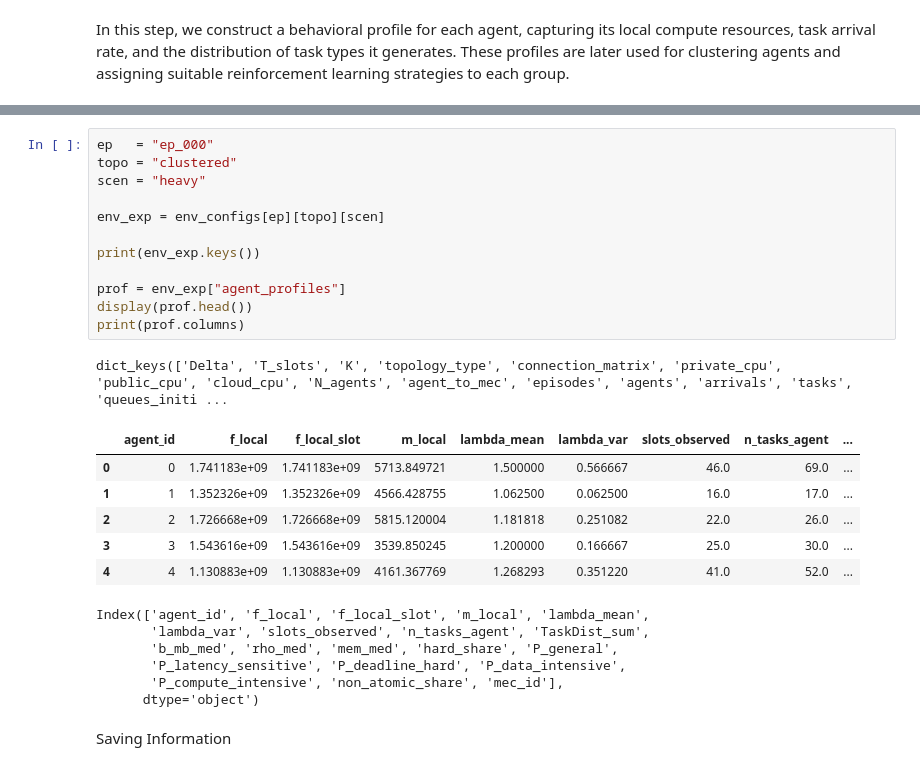
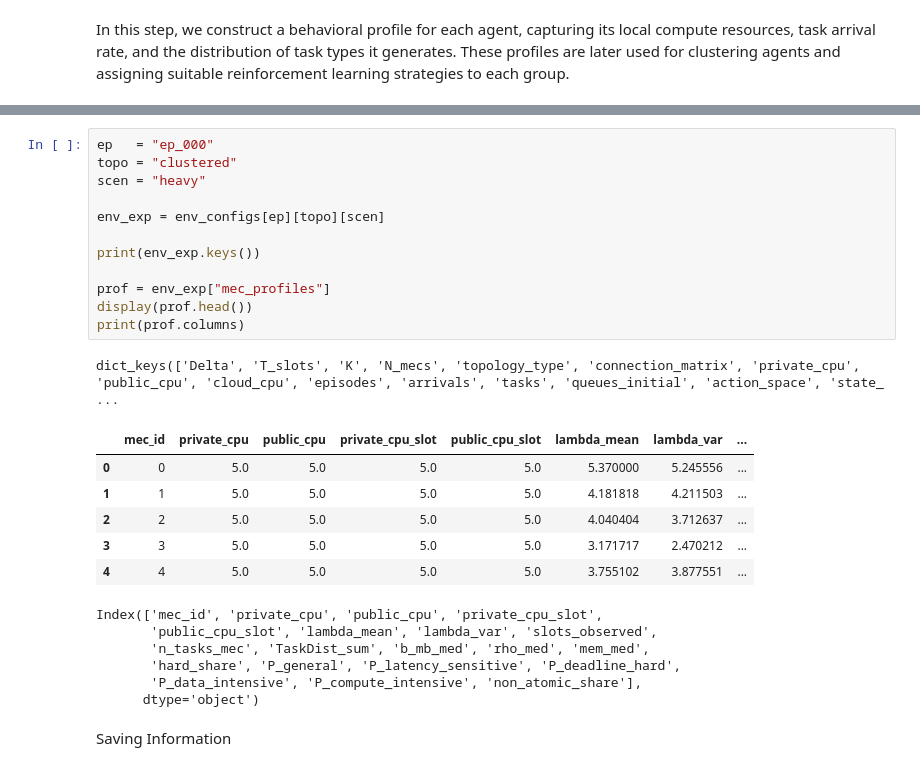
Before and after one commit to niusha-yaghini/Clustering-based-MARL-Offloading-in-Edge-Computing, a Jupyter notebook: Algorithm/Algorithm.ipynb, the cells around one changed output, grey strips where cells are left out. Saved outputs shown, nothing was run; the diff lists cells and outputs as text.

```diff
--- a/Algorithm/Algorithm.ipynb
+++ b/Algorithm/Algorithm.ipynb
@@ -3083,28 +3111,28 @@ display(env_configs["ep_000"]["clustered"]["heavy"]["agent_profiles"].head(25))
 # %%
 ep   = "ep_000"
 topo = "clustered"
 scen = "heavy"
 
 env_exp = env_configs[ep][topo][scen]
 
 print(env_exp.keys())
 
-prof = env_exp["agent_profiles"]
+prof = env_exp["mec_profiles"]
 display(prof.head())
 print(prof.columns)
 # %% [output]
-dict_keys(['Delta', 'T_slots', 'K', 'topology_type', 'connection_matrix', 'private_cpu', 'public_cpu', 'cloud_cpu', 'N_agents', 'agent_to_mec', 'episodes', 'agents', 'arrivals', 'tasks', 'queues_initi ...
+dict_keys(['Delta', 'T_slots', 'K', 'N_mecs', 'topology_type', 'connection_matrix', 'private_cpu', 'public_cpu', 'cloud_cpu', 'episodes', 'arrivals', 'tasks', 'queues_initial', 'action_space', 'state_ ...
-|  | agent_id | f_local | f_local_slot | m_local | lambda_mean | lambda_var | slots_observed | n_tasks_agent | ... |
-| 0 | 0 | 1.741183e+09 | 1.741183e+09 | 5713.849721 | 1.500000 | 0.566667 | 46.0 | 69.0 | ... |
-| 1 | 1 | 1.352326e+09 | 1.352326e+09 | 4566.428755 | 1.062500 | 0.062500 | 16.0 | 17.0 | ... |
-| 2 | 2 | 1.726668e+09 | 1.726668e+09 | 5815.120004 | 1.181818 | 0.251082 | 22.0 | 26.0 | ... |
-| 3 | 3 | 1.543616e+09 | 1.543616e+09 | 3539.850245 | 1.200000 | 0.166667 | 25.0 | 30.0 | ... |
-| 4 | 4 | 1.130883e+09 | 1.130883e+09 | 4161.367769 | 1.268293 | 0.351220 | 41.0 | 52.0 | ... |
+|  | mec_id | private_cpu | public_cpu | private_cpu_slot | public_cpu_slot | lambda_mean | lambda_var | ... |
+| 0 | 0 | 5.0 | 5.0 | 5.0 | 5.0 | 5.370000 | 5.245556 | ... |
+| 1 | 1 | 5.0 | 5.0 | 5.0 | 5.0 | 4.181818 | 4.211503 | ... |
+| 2 | 2 | 5.0 | 5.0 | 5.0 | 5.0 | 4.040404 | 3.712637 | ... |
+| 3 | 3 | 5.0 | 5.0 | 5.0 | 5.0 | 3.171717 | 2.470212 | ... |
+| 4 | 4 | 5.0 | 5.0 | 5.0 | 5.0 | 3.755102 | 3.877551 | ... |
-Index(['agent_id', 'f_local', 'f_local_slot', 'm_local', 'lambda_mean',
-       'lambda_var', 'slots_observed', 'n_tasks_agent', 'TaskDist_sum',
-       'b_mb_med', 'rho_med', 'mem_med', 'hard_share', 'P_general',
-       'P_latency_sensitive', 'P_deadline_hard', 'P_data_intensive',
-       'P_compute_intensive', 'non_atomic_share', 'mec_id'],
+Index(['mec_id', 'private_cpu', 'public_cpu', 'private_cpu_slot',
+       'public_cpu_slot', 'lambda_mean', 'lambda_var', 'slots_observed',
+       'n_tasks_mec', 'TaskDist_sum', 'b_mb_med', 'rho_med', 'mem_med',
+       'hard_share', 'P_general', 'P_latency_sensitive', 'P_deadline_hard',
+       'P_data_intensive', 'P_compute_intensive', 'non_atomic_share'],
       dtype='object')
 # %% [markdown]
 Saving Information
```
Also changed, not shown: parts of 3 cells of this notebook, 1 other file.
